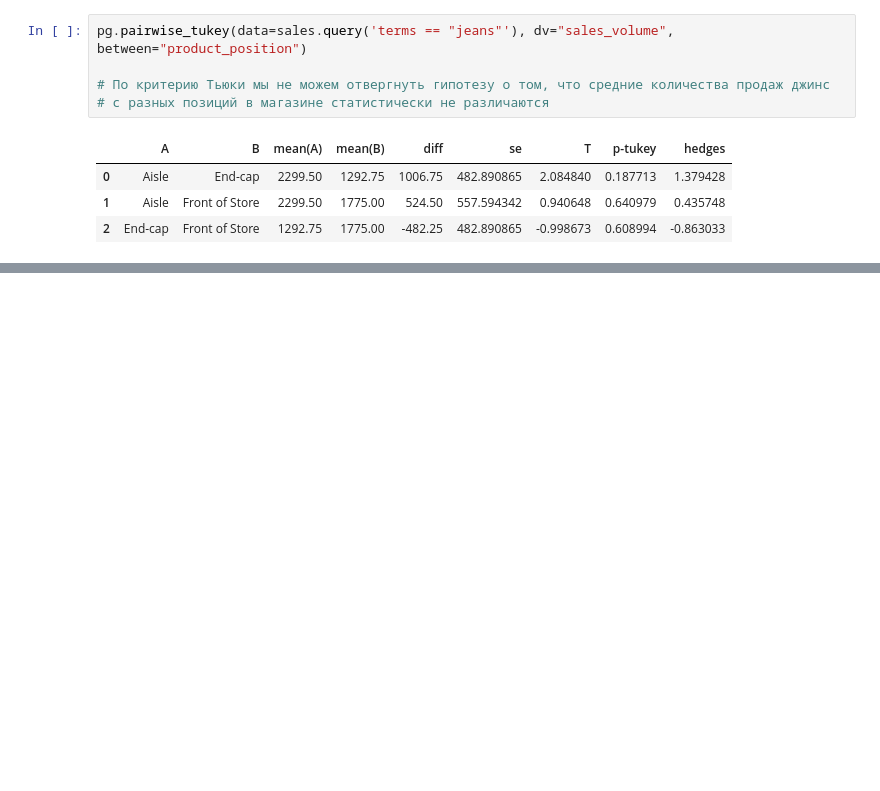
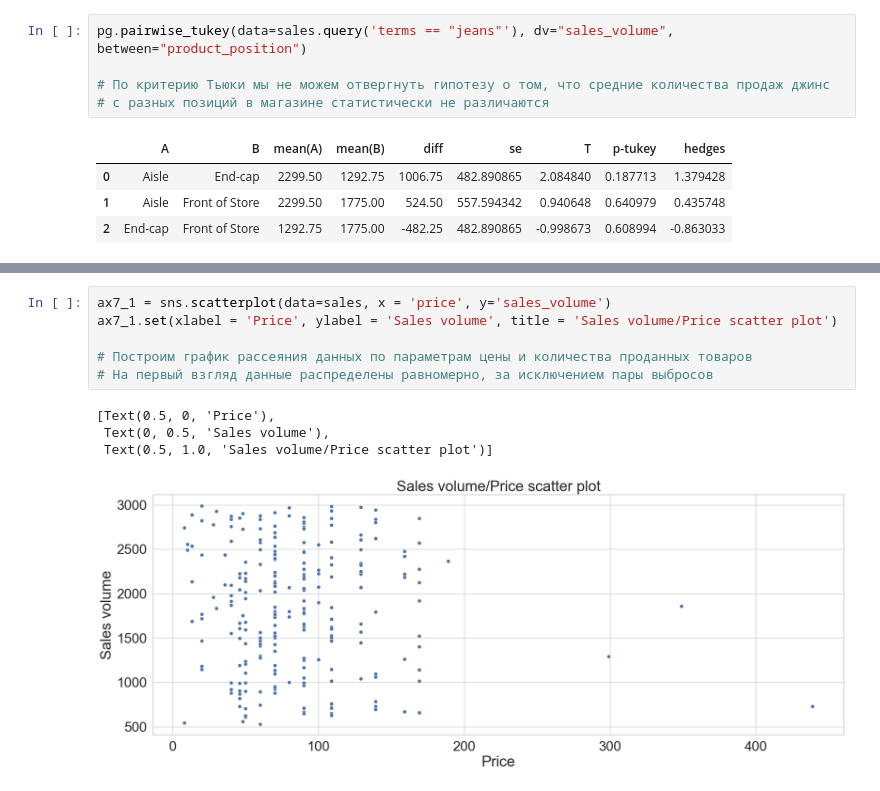
Before and after one commit to Kelebrimbor/Analytics, a Jupyter notebook: Zara_sales/Kaggle_Zara_sales.ipynb, the cells around one changed output, grey strips where cells are left out. Cells and saved outputs as stored; diff of their text form; blank space fills up the shorter version.

Commit message:
Added correlation analysis
Added correlation analysis between sales volume, price and revenue

```diff
--- a/Zara_sales/Kaggle_Zara_sales.ipynb
+++ b/Zara_sales/Kaggle_Zara_sales.ipynb
@@ -720,0 +737,11 @@ pg.pairwise_tukey(data=sales.query('terms == "jeans"'), dv="sales_volume", betwe
+# %%
+ax7_1 = sns.scatterplot(data=sales, x = 'price', y='sales_volume')
+ax7_1.set(xlabel = 'Price', ylabel = 'Sales volume', title = 'Sales volume/Price scatter plot')
+
+# Построим график рассеяния данных по параметрам цены и количества проданных товаров
+# На первый взгляд данные распределены равномерно, за исключением пары выбросов
+# %% [output]
+[Text(0.5, 0, 'Price'),
+ Text(0, 0.5, 'Sales volume'),
+ Text(0.5, 1.0, 'Sales volume/Price scatter plot')]
+[figure, added]
```
Also changed, not shown: parts of 10 cells of this notebook.
